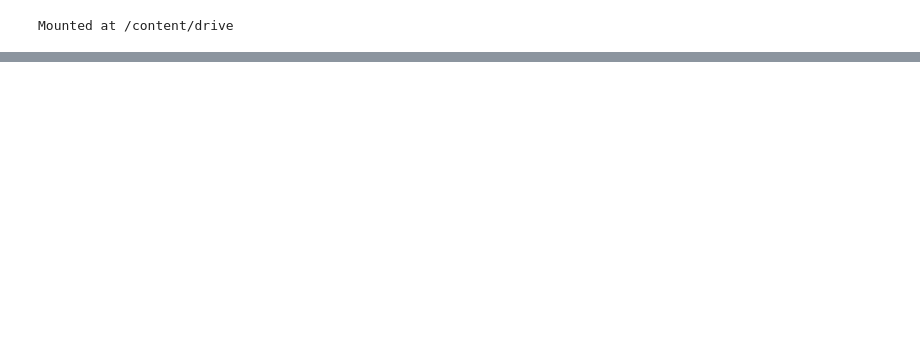
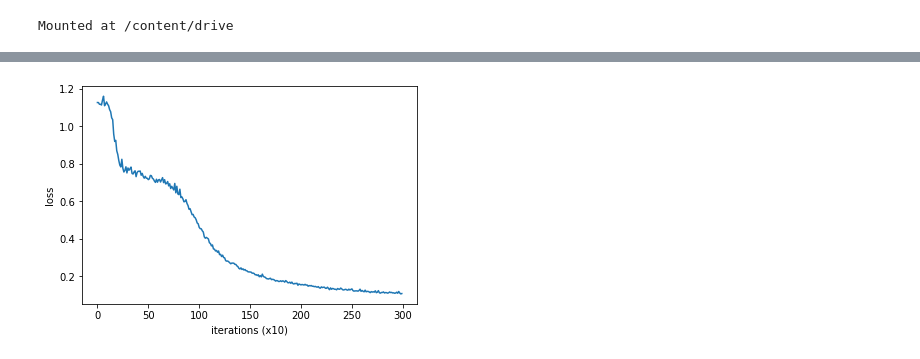
Before and after one commit to okada-tak/deep-learning-from-scratch-2, a Jupyter notebook: notebooks/ch01.ipynb, the cells around one changed output, grey strips where cells are left out. Saved outputs shown, nothing was run; the diff lists cells and outputs as text; code cells hidden in the pictures; blank space fills up the shorter version.

```diff
--- a/notebooks/ch01.ipynb
+++ b/notebooks/ch01.ipynb
@@ -428,0 +445,11 @@ class SoftmaxWithLoss:
+# %%
+class SGD:
+    '''
+    確率的勾配降下法（Stochastic Gradient Descent）
+    '''
+    def __init__(self, lr=0.01):
+        self.lr = lr
+
+    def update(self, params, grads):
+        for i in range(len(params)):
+            params[i] -= self.lr * grads[i]
@@ -454,0 +634,8 @@ FileNotFoundError: ignored
+# %%
+# 学習結果のプロット
+plt.plot(np.arange(len(loss_list)), loss_list, label='train')
+plt.xlabel('iterations (x10)')
+plt.ylabel('loss')
+plt.show()
+# %% [output]
+[figure, added]
```
Also changed, not shown: parts of 27 cells of this notebook.
